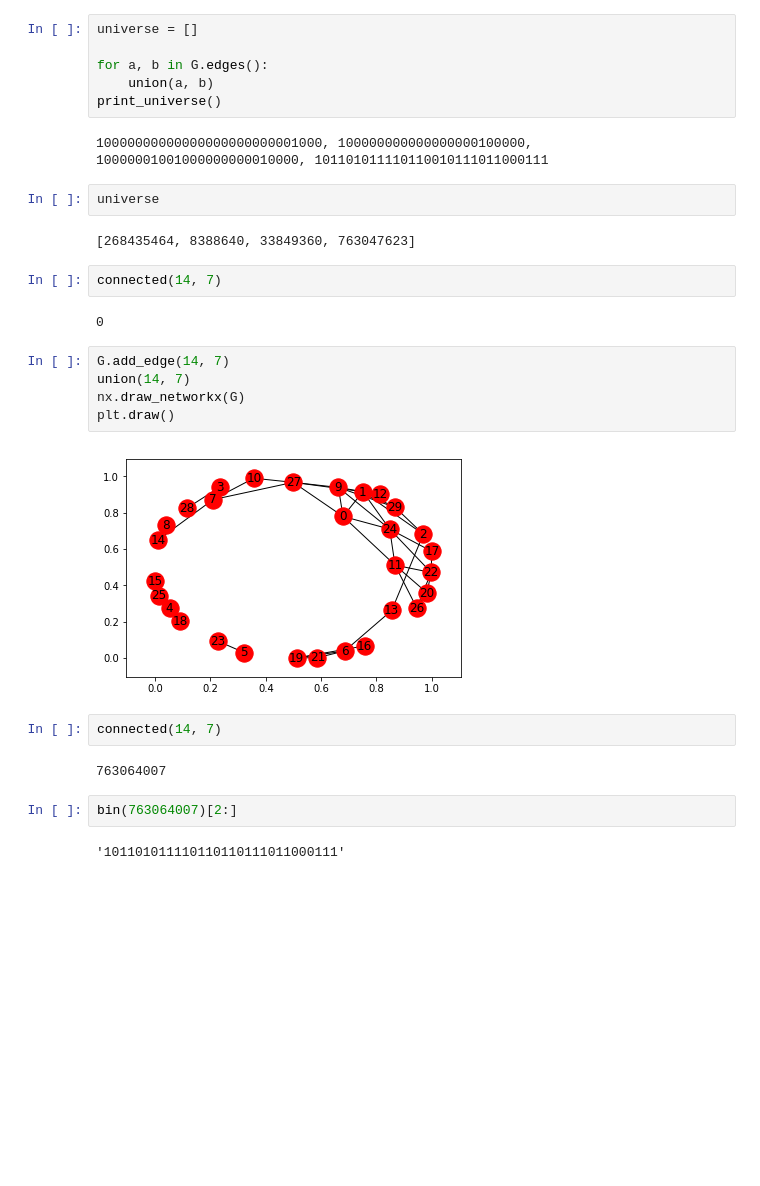
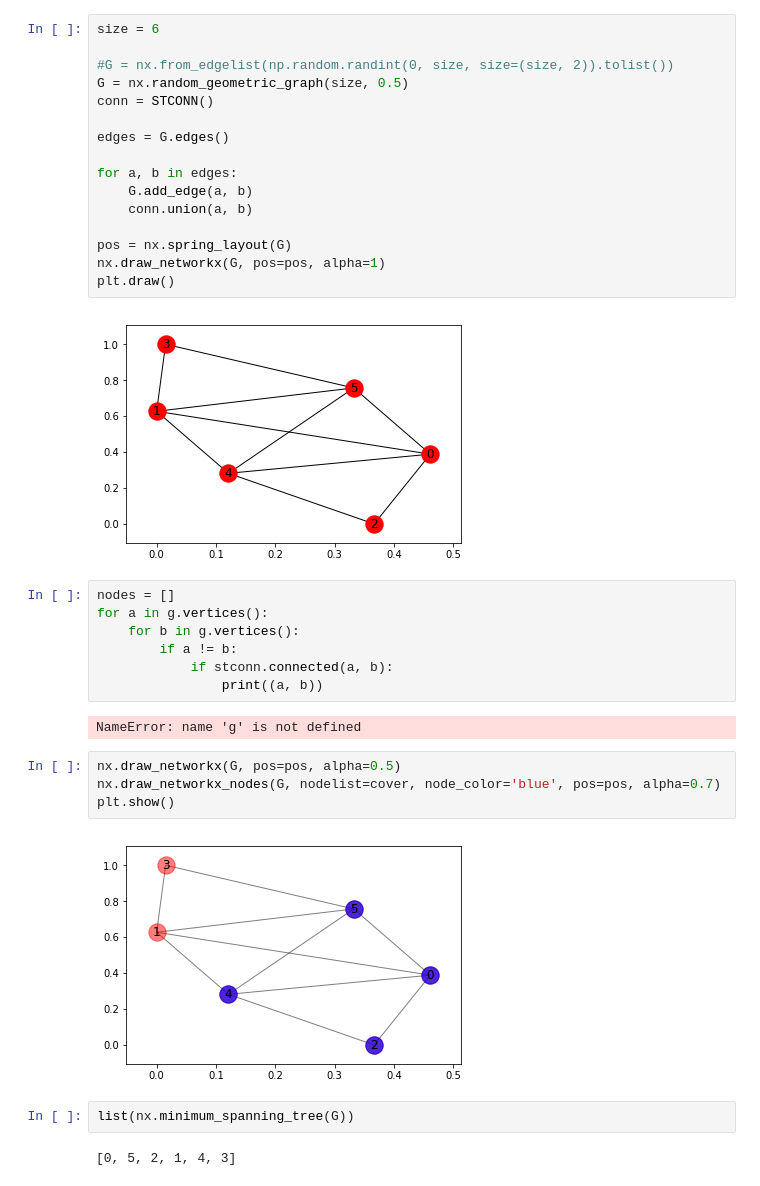
Before and after one commit to maxtuno/On_UNT_Union_Find_Algorithm, a Jupyter notebook: ORiveros.ipynb, the cells around one changed output. Drawn from its saved outputs; the diff is of its cells as text; blank space fills up the shorter version.

```diff
--- a/ORiveros.ipynb
+++ b/ORiveros.ipynb
@@ -52,31 +62,37 @@ plt.draw()
-# %%
-universe = []
-
-for a, b in G.edges():
-    union(a, b)
-print_universe()
-# %% [output]
-10000000000000000000000001000, 100000000000000000100000, 10000001001000000000010000, 101101011110110010111011000111
-# %%
-universe
-# %% [output]
-[268435464, 8388640, 33849360, 763047623]
-# %%
-connected(14, 7)
-# %% [output]
-0
-# %%
-G.add_edge(14, 7)
-union(14, 7)
-nx.draw_networkx(G)
-plt.draw()
-# %% [output]
-[figure, removed]
-# %%
-connected(14, 7)
-# %% [output]
-763064007
-# %%
-bin(763064007)[2:]
-# %% [output]
-'101101011110110110111011000111'
+# %%
+size = 6
+
+#G = nx.from_edgelist(np.random.randint(0, size, size=(size, 2)).tolist())
+G = nx.random_geometric_graph(size, 0.5)
+conn = STCONN()
+
+edges = G.edges()
+
+for a, b in edges:
+    G.add_edge(a, b)
+    conn.union(a, b)
+
+pos = nx.spring_layout(G)
+nx.draw_networkx(G, pos=pos, alpha=1)
+plt.draw()
+# %% [output]
+[figure, added]
+# %%
+nodes = []
+for a in g.vertices():
+    for b in g.vertices():
+        if a != b:
+            if stconn.connected(a, b):
+                print((a, b))
+# %% [output]
+NameError: name 'g' is not defined
+# %%
+nx.draw_networkx(G, pos=pos, alpha=0.5)
+nx.draw_networkx_nodes(G, nodelist=cover, node_color='blue', pos=pos, alpha=0.7)
+plt.show()
+# %% [output]
+[figure, added]
+# %%
+list(nx.minimum_spanning_tree(G))
+# %% [output]
+[0, 5, 2, 1, 4, 3]
```
Also changed, not shown: parts of 3 cells of this notebook, 12 other files.
